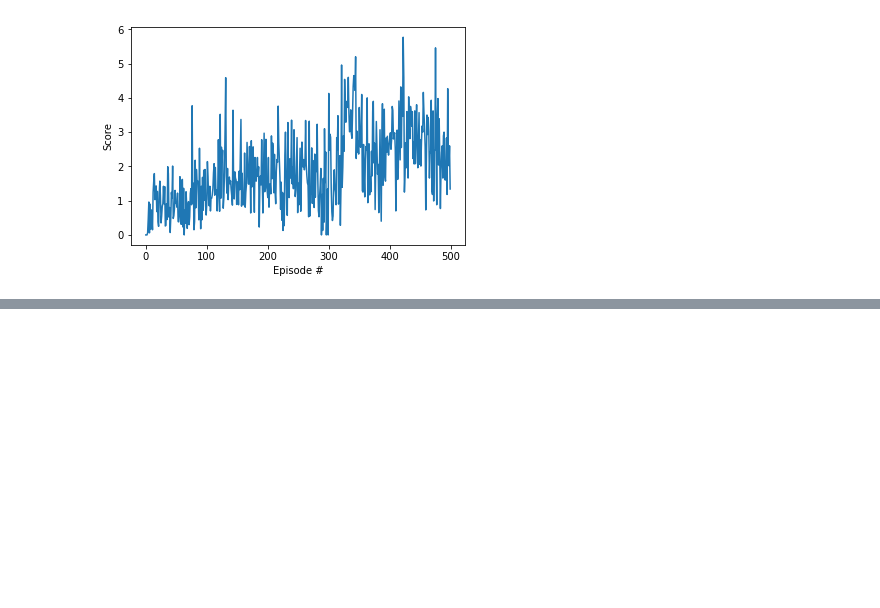
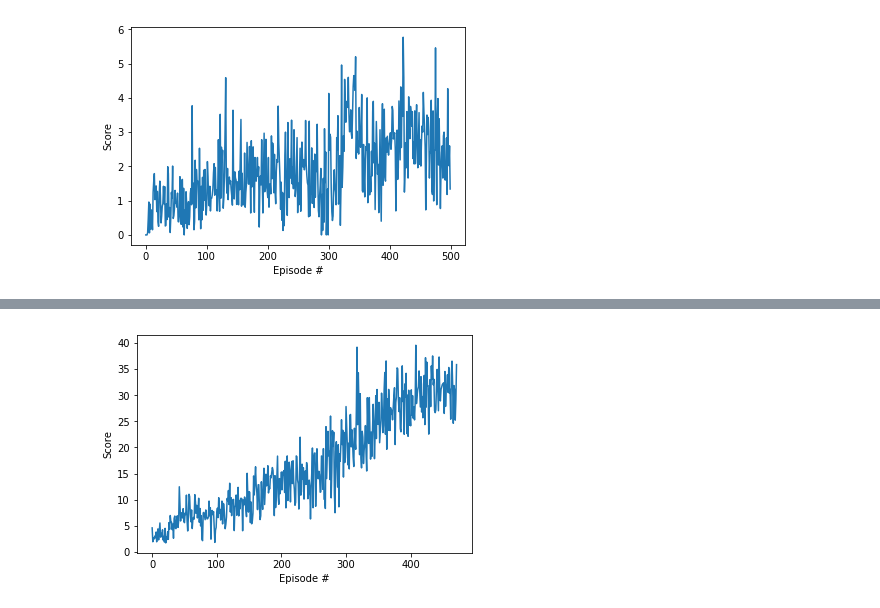
Before and after one commit to ggiacalone/continuous_control, a Jupyter notebook: Explore.ipynb, the cells around one changed output, grey strips where cells are left out. Saved outputs shown, nothing was run; the diff lists cells and outputs as text; code cells hidden in the pictures; blank space fills up the shorter version.

```diff
--- a/Explore.ipynb
+++ b/Explore.ipynb
@@ -160,0 +148,4 @@ plot_scores(scores)
+# %%
+plot_scores(scores)
+# %% [output]
+[figure, added]
```
Also changed, not shown: parts of 3 cells of this notebook, 5 other files.
